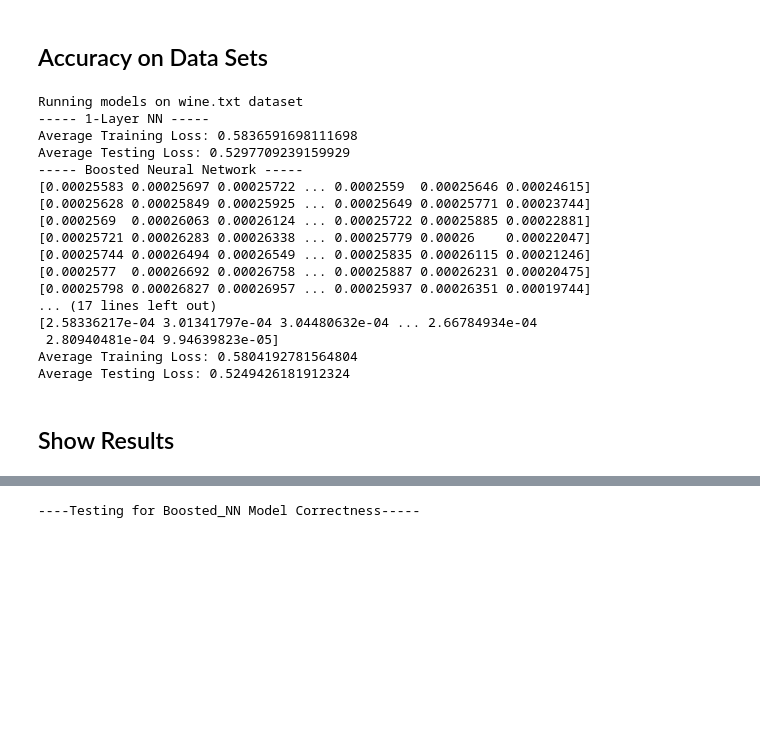
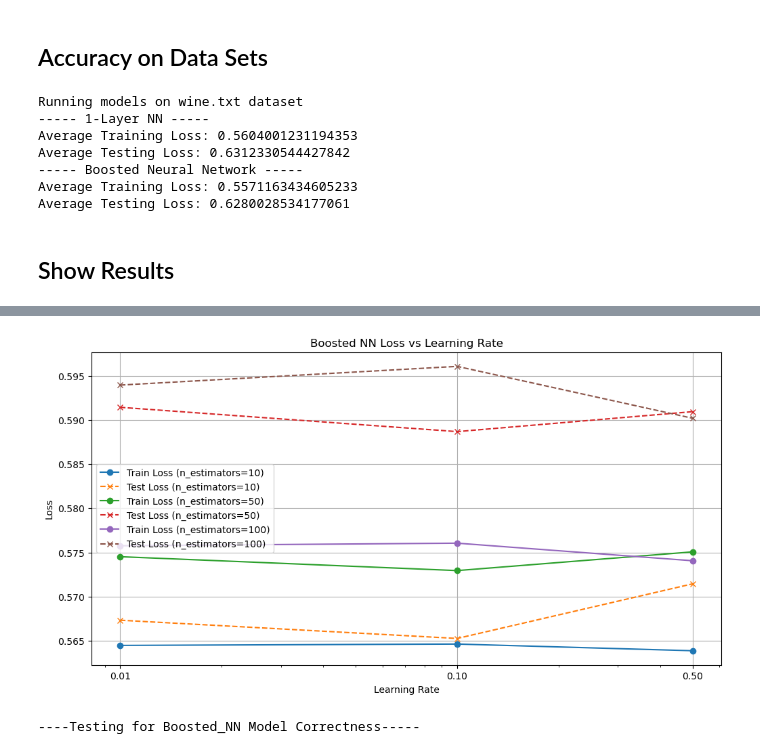
Before and after one commit to dfiume1/2060_Close_AI, a Jupyter notebook: weighted_model.ipynb, the cells around one changed output, grey strips where cells are left out. Drawn from its saved outputs; the diff is of its cells as text; code cells hidden in the pictures; blank space fills up the shorter version.

Commit message:
finalized model?

```diff
--- a/weighted_model.ipynb
+++ b/weighted_model.ipynb
@@ -458,7 +457,7 @@ def l2_loss_weight(predictions,Y,weights):
 from sklearn.neural_network import MLPRegressor
 
 class Boosted_Model:
-  def __init__(self, model, n_estimators=50, learning_rate=0.5, random_state=1):
+  def __init__(self, n_estimators=50, learning_rate=0.5, random_state=1):
     self.n_estimators = n_estimators
     self.learning_rate = learning_rate
     self.random_state = random_state
@@ -468,12 +467,7 @@ class Boosted_Model:
     # Initialize the estimators
     self.estimators = []
     for i in range(self.n_estimators):
-      if model == "nn":
-        self.estimators.append(OneLayerNN())
-      elif model == "sklearn_nn":
-        self.estimators.append(MLPRegressor(alpha=0.001))
-      else:
-        self.estimators.append(DecisionTreeRegressor(max_depth=2))
+      self.estimators.append(OneLayerNN())
 
 
   def train(self, X, y):
@@ -499,8 +493,8 @@ class Boosted_Model:
       y_pred = weak_learner.predict(X).reshape(num_inputs)
       #print("y_pred", y_pred)
 
-      e_t = np.sum(self.data_weights * np.abs((y-y_pred))) / np.sum(self.data_weights)
-      print(e_t)
+      e_t = np.sum(self.data_weights * ((y-y_pred) ** 2)) / np.sum(self.data_weights)
+      #print(e_t)
       e_t = np.clip(e_t, 1e-10, 0.49)
 
       #e_t = e_t / num_inputs
@@ -511,15 +505,14 @@ class Boosted_Model:
 
       self.estimator_weights[i] = w_t
 
-      self.data_weights *= np.exp(-w_t * np.abs(y-y_pred))
-
+      self.data_weights *= np.exp(-w_t * ((y-y_pred) ** 2))
       self.data_weights = np.clip(self.data_weights, a_min=1e-10, a_max=1e2)
       self.data_weights /= np.sum(self.data_weights)
       #print(self.data_weights)
       #print(f"Sum of data weights (should be 1): {np.sum(self.data_weights)}")
 
     self.estimator_weights /= np.sum(self.estimator_weights)
-    print(self.estimator_weights)
+    #print(self.estimator_weights)
 
 
   def loss(self, X, Y):
@@ -873,7 +784,7 @@ def test_models(dataset, test_size=0.2):
 
     #### Boosted Neural Networks ######
     print('----- Boosted Neural Network -----')
-    model = Boosted_Model("nn", n_estimators=25)
+    model = Boosted_Model(n_estimators=25)
 
     model.train(X_train_b, Y_train)
 
@@ -890,21 +801,11 @@ test_models('wine.txt')
 # %% [output]
 Running models on wine.txt dataset
 ----- 1-Layer NN -----
-Average Training Loss: 0.5836591698111698
-Average Testing Loss: 0.5297709239159929
+Average Training Loss: 0.5604001231194353
+Average Testing Loss: 0.6312330544427842
 ----- Boosted Neural Network -----
-[0.00025583 0.00025697 0.00025722 ... 0.0002559  0.00025646 0.00024615]
-[0.00025628 0.00025849 0.00025925 ... 0.00025649 0.00025771 0.00023744]
-[0.0002569  0.00026063 0.00026124 ... 0.00025722 0.00025885 0.00022881]
-[0.00025721 0.00026283 0.00026338 ... 0.00025779 0.00026    0.00022047]
-[0.00025744 0.00026494 0.00026549 ... 0.00025835 0.00026115 0.00021246]
-[0.0002577  0.00026692 0.00026758 ... 0.00025887 0.00026231 0.00020475]
-[0.00025798 0.00026827 0.00026957 ... 0.00025937 0.00026351 0.00019744]
-... (17 lines left out)
-[2.58336217e-04 3.01341797e-04 3.04480632e-04 ... 2.66784934e-04
- 2.80940481e-04 9.94639823e-05]
-Average Training Loss: 0.5804192781564804
-Average Testing Loss: 0.5249426181912324
+Average Training Loss: 0.5571163434605233
+Average Testing Loss: 0.6280028534177061
 # %% [markdown]
 ## Show Results
 # %%
@@ -963,7 +864,7 @@ def test_models_with_hyperparameters(dataset, test_size=0.2, n_estimators_list=[
     for n_estimators in n_estimators_list:
         for learning_rate in learning_rate_list:
             print(f'Testing Boosted_NN with n_estimators={n_estimators}, learning_rate={learning_rate}')
-            model = Boosted_Model("nn", n_estimators=n_estimators, learning_rate=learning_rate)
+            model = Boosted_Model(n_estimators=n_estimators, learning_rate=learning_rate)
             model.train(X_train_b, Y_train)
             train_loss = model.loss(X_train_b, Y_train)
             test_loss = model.loss(X_test_b, Y_test)
@@ -1016,3 +920,4 @@ Testing Boosted_NN with n_estimators=10, learning_rate=0.01
+[figure, added]
 # %%
 # %% [output]
 ----Testing for Boosted_NN Model Correctness-----
```
Also changed, not shown: parts of 5 cells of this notebook.
